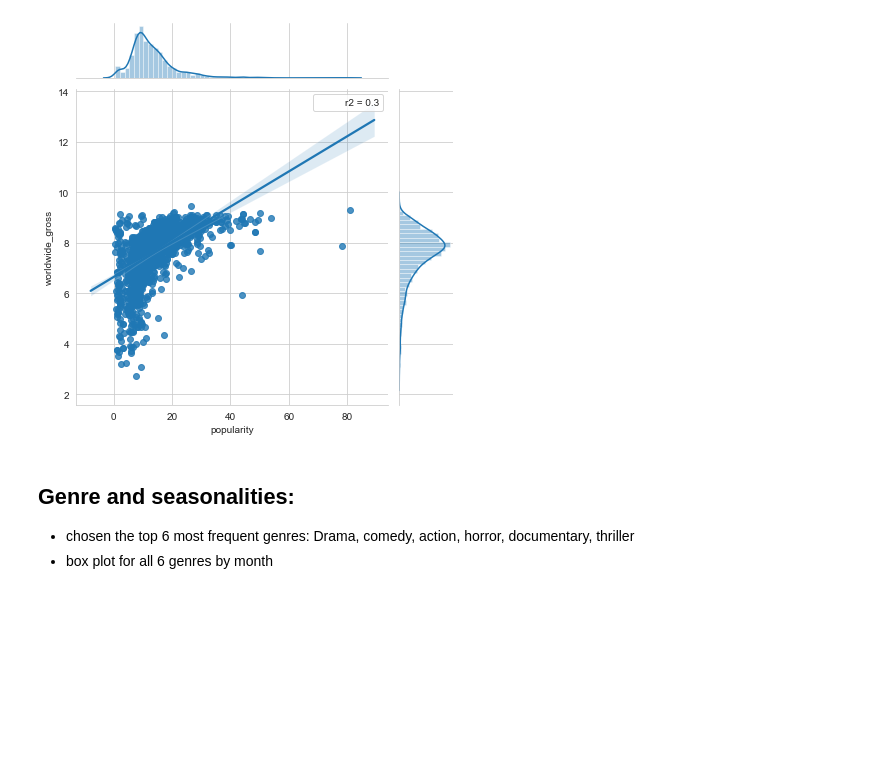
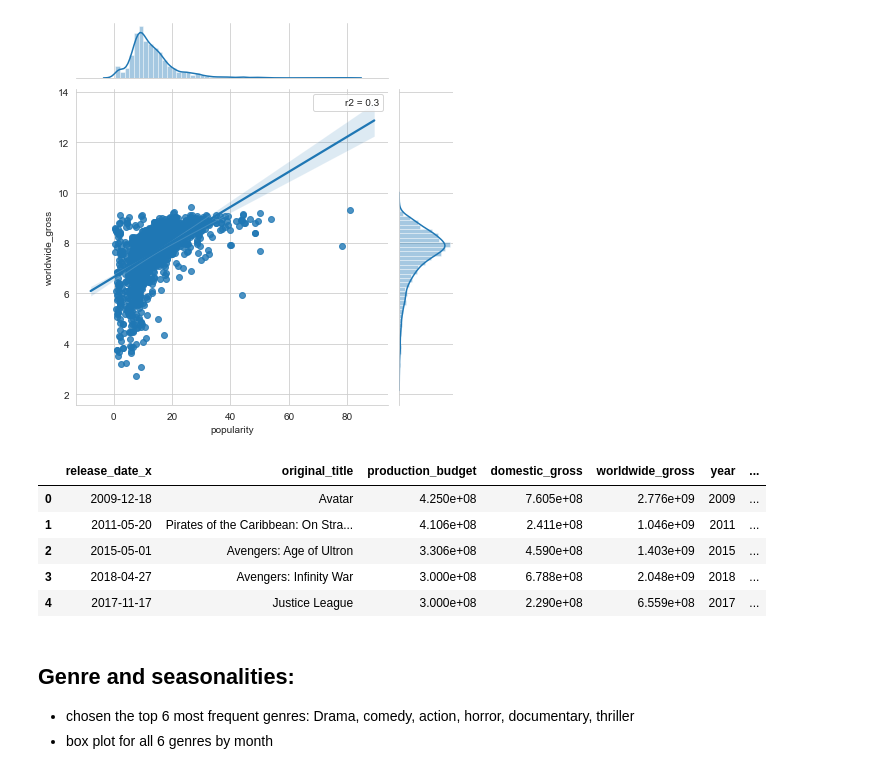
Before and after one commit to mzhou356/dc_ds_06_03_mod1_project, a Jupyter notebook: Mod1 NonTechnical Jupyter NoteBook.ipynb, the cells around one changed output. Drawn from its saved outputs; the diff is of its cells as text; code cells hidden in the pictures; blank space fills up the shorter version.

```diff
--- a/Mod1 NonTechnical Jupyter NoteBook.ipynb
+++ b/Mod1 NonTechnical Jupyter NoteBook.ipynb
@@ -37,7 +37,7 @@ import helperfunction as hf
 pd.set_option('display.precision', 3)
 # %%
 # popuarlity index have the highest R2 as compared to other vote features from both imdb and tmdb
-budget_popularity = pd.read_pickle('budget_popularit.pkl')
+budget_popularity = pd.read_pickle('budget_popularity.pkl')
 sns.set_style('whitegrid')
 sns.jointplot(budget_popularity['popularity'], np.log10(
     budget_popularity['domestic_gross']), kind="reg", stat_func=hf.r2)
@@ -47,6 +47,16 @@ plt.show()
 # %% [output]
 [figure]
 [figure]
+# %%
+# first dataframe for finding proxy
+budget_popularity.head()
+# %% [output]
+|  | release_date_x | original_title | production_budget | domestic_gross | worldwide_gross | year | ... |
+| 0 | 2009-12-18 | Avatar | 4.250e+08 | 7.605e+08 | 2.776e+09 | 2009 | ... |
+| 1 | 2011-05-20 | Pirates of the Caribbean: On Stra... | 4.106e+08 | 2.411e+08 | 1.046e+09 | 2011 | ... |
+| 2 | 2015-05-01 | Avengers: Age of Ultron | 3.306e+08 | 4.590e+08 | 1.403e+09 | 2015 | ... |
+| 3 | 2018-04-27 | Avengers: Infinity War | 3.000e+08 | 6.788e+08 | 2.048e+09 | 2018 | ... |
+| 4 | 2017-11-17 | Justice League | 3.000e+08 | 2.290e+08 | 6.559e+08 | 2017 | ... |
 # %% [markdown]
 ## Genre and seasonalities:
   * chosen the top 6 most frequent genres: Drama, comedy, action, horror, documentary, thriller
```
Also changed, not shown: parts of 3 cells of this notebook.
